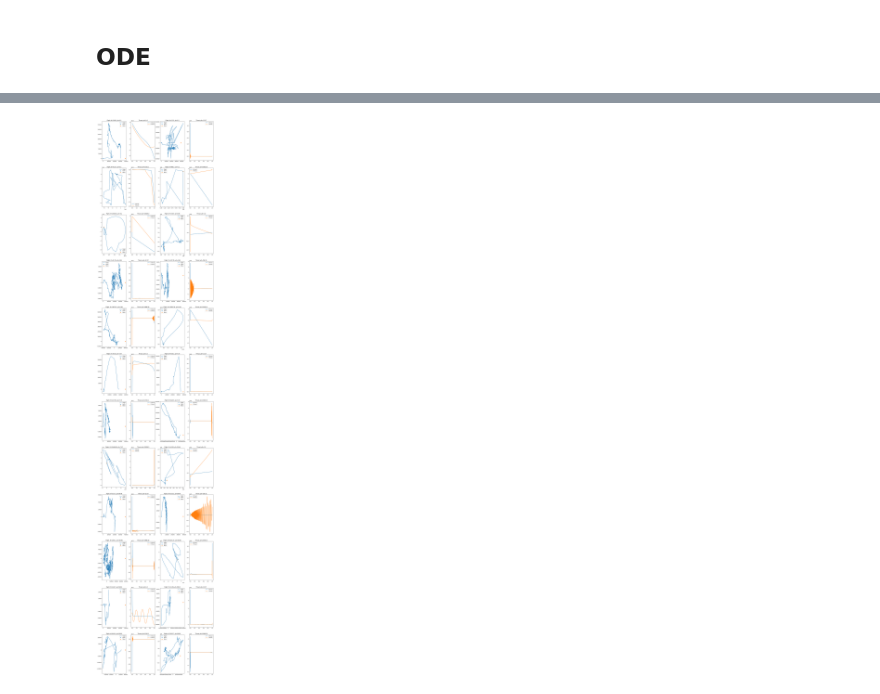
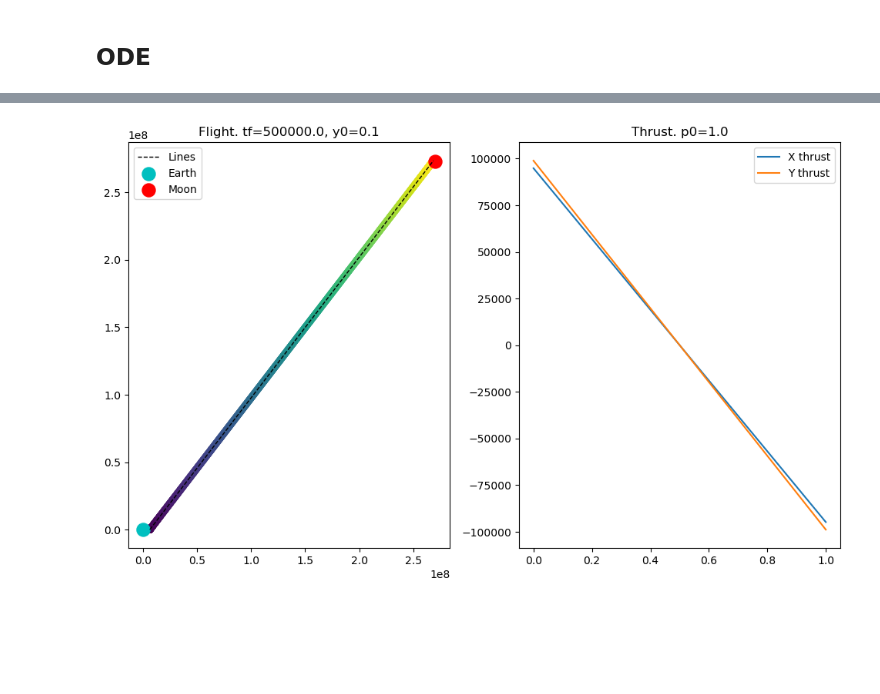
Before and after one commit to binDebug3/OrbitalTrajectory, a Jupyter notebook: dallin.ipynb, the cells around one changed output, grey strips where cells are left out. Drawn from its saved outputs; the diff is of its cells as text; code cells hidden in the pictures; blank space fills up the shorter version.

```diff
--- a/dallin.ipynb
+++ b/dallin.ipynb
@@ -107,7 +112,7 @@ u = np.array([ux0, uy0])
 
 
 # final endpoints. idk bro
-hf = 1e1                # final distance between rocket and moon
+hf = 1e2                # final distance between rocket and moon
 vf = 1e1                # orbital speed of the moon but idk what that is
 # xrxf = moon_position(tf) * np.cos(phi_tf) + hf * np.cos(phi_tf + 90)
 # xryf = moon_position(tf) * np.sin(phi_tf) + hf * np.sin(phi_tf + 90)
@@ -121,19 +126,6 @@ vf = 1e1                # orbital speed of the moon but idk what that is
 # %% [markdown]
 ### Helper Helper functions
 # %%
-def moon_position(t):
-    """
-    Calculate the position vector of the Moon at a given time.
-
-    @param t: (float) Time elapsed since the start of the simulation.
-
-    @return: (ndarray) Position vector of the Moon.
-    """
-    #TODO make it so that the moon starts at an arbitrary position instead of (Lm, 0)
-    t_norm = t * (2 * np.pi) / P
-    return np.array([Lm*np.cos(t_norm), Lm*np.sin(t_norm)])
-
-
 def find_angle(pos):
     return np.arcsin(pos[1] / np.linalg.norm(pos))
 
@@ -315,7 +307,7 @@ def drag(y, theta=None, x=True):
     if height < K:
         i = 0 if x else 1
         angle = np.cos(theta) if x else np.sin(theta)
-        return 0.5 * c * A * density(height) * vel[i]**2 * angle**2
+        return 0.5 * c * A * density(height) * vel[i]**2 / Mr0 #* angle**2 / Mr0
     return 0
 
 
@@ -375,69 +393,86 @@ def gravity(x, x_dir=True, moon=np.array([Lm, 0]), rocket=Mr0):
 # set up the right hand side of the ODE, with the parameter
 n = 1000
 dim = 8
-final_time = 50
+final_time = 250000*2
 guess = 2
-cost = 1e9
+cost = 1e-16
+
+# def drag_apply
 
 def update(t,z,p):
     tf = p[0]
     pos = z[:2]
-    moon_pos = moon_position(t)
-    mass_r = rocket_mass(t)
+    mx, my = moon_position(t*tf)
+    mass_r = rocket_mass(t*tf)
     x = z[0]
     y = z[1]
     p1 = z[4]
     p2 = z[5]
     p3 = z[6]
     p4 = z[7]
+
     ux = p3 / (2*mass_r) / cost
     uy = p4 / (2*mass_r) / cost
 
-    return tf*np.vstack((z[2],
+    dm = ((mx-x)**2 + (my-y)**2)**0.5       # distance to moon
+    de = (x**2 + y**2)**0.5                 # distance to earth
+
+    return np.vstack((z[2],
                         z[3],
-                        (ux / mass_r - gravity(pos) + gravity(pos, moon=moon_pos) - drag(z)),
-                        (uy / mass_r - gravity(pos, x_dir=False) - gravity(x, x_dir=False, moon=moon_pos) - drag(z, x=False)),
+                        (ux / mass_r - gravity(pos) + gravity(pos, moon=np.array([mx, my])) - in_atmosphere(z[:2])*drag(z)),
+                        (uy / mass_r - gravity(pos, x_dir=False) - gravity(x, x_dir=False, moon=np.array([mx, my])) - in_atmosphere(z[:2])*drag(z, x=False)),
                         # p1 prime
-                        p4 * ((-3*G*Mm*(Lm-x)*y) / ((Lm-x)**2 + y**2)**4) + 3*G*Me*x*y / (x**2 + y**2)**2.5 + \
-                            p3*((3*G*Mm*(Lm-x)**2 / ((Lm-x)**2 + y**2)**4) + \
-                                (G*Mm / (2*((Lm-x)**2 + y**2)**3)) + \
-                                    (3*G*Me*x**2 / (x**2 + y**2)**2.5) - \
-                                        (G*Me / (x**2 + y**2)**1.5)),
+                        -G*(p4*3*(-Mm*(mx-x)*(my-y) / dm**5 + \
+                                Me*x*y / de**5) + \
+                            p3*((3*Mm*(mx-x)**2 / dm**5 - \
+                                Mm / dm**3 + \
+                                    3*Me*x**2 / de**5 - \
+                                        Me / de**3))),
                         # p2 prime
-                        p3 * ((-3*G*Mm*(Lm-x)*y) / ((Lm-x)**2 + y**2)**4) + 3*G*Me*x*y / (x**2 + y**2)**2.5 + \
-                            p4*((3*G*Mm*y**2 / ((Lm-x)**2 + y**2)**4) - \
-                                (G*Mm / (2*((Lm-x)**2 + y**2)**3)) + \
-                                    (3*G*Me*y**2 / (x**2 + y**2)**2.5) - \
-                                        (G*Me / (x**2 + y**2)**1.5)),
+                        -G*(p3*3*((-Mm*(mx-x)*(my-y)) / dm**5 + \
+                                Me*x*y / de**5) + \
+                            p4*((3*Mm*y**2 / dm**5) - \
+                                (Mm / dm**3) + \
+                                    (3*Me*y**2 / de**5) - \
+                                        (Me / de**3))),
                         # p3 prime
-                        p1,
+                        -p1 + c*A*in_atmosphere(z[:2])*z[2] / (mass_r),
                         # p4 prime
-                        p2
+                        -p2 + c*A*in_atmosphere(z[:2])*z[3] / (mass_r)
                         ))
 
 # set up the endpoint conditions. The final one is H(tf) = 2a( -tf-1)
 def bc(ya,yb,p):
     tf = p[0]
-    # print(len(ya), len(yb), len(p))
-    return np.array([ya[0]-Re, ya[1]-0, ya[2]-0, ya[3]-0,              # start conditions
-                     yb[0]-Lm, yb[1]-Rm-hf, yb[2]-vf, yb[3]-0,          # end conditions
-                     tf-final_time])
+    moon_pos = moon_position(tf)
+    theta = np.arctan2(moon_pos[0], moon_pos[1]) + 90
+    return np.array([ya[0]-Re,      # start x
+                     ya[1]-0,       # start y
+                     ya[2]-0,       # start x'
+                     ya[3]-we,      # start y'
+                     yb[0]-moon_pos[0] - (Rm-hf)*np.cos(theta),           # end x
+                     yb[1]-moon_pos[1] - (Rm-hf)*np.sin(theta), # end y
+                     yb[2]-vf*np.cos(theta),      # end x'
+                     yb[3]-vf*np.sin(theta),      # end y'
+                     (tf-final_time)])
 
 # construct the solution using solve_bvp. We use an initial guess
 # of tf=1 as that is the value we are forcing the solution to be close to.
 count = 0
 r1 = 5
 r2 = 5
-plt.figure(figsize=(20, 100))
+plt.figure(figsize=(20, 70))
 for i, y_guess in enumerate(np.geomspace(0.1, 500, num=r1)):
     for j, p_guess in enumerate(np.geomspace(1, 25000, num=r2)):
         # y_guess = 0.84
         # p_guess = 250000
         t = np.linspace(0,1,n)
-        y = np.ones((dim, t.size)) * y_guess
+        y = np.ones((dim, t.size))
+        # set ends to boundary conditions
+
         # p0 = np.array([2])
         p0 = np.array([p_guess])
-        res = solve_bvp(update, bc, t, y, p=p0)
+        res = solve_bvp(update, bc, t, y, p=p0, max_nodes=50000, verbose=2)
 
         # plot the results and print out the optimal final time t_f
         t_plot = np.linspace(0, 1, n)
@@ -452,9 +487,11 @@ for i, y_guess in enumerate(np.geomspace(0.1, 500, num=r1)):
         plt.subplot((r2*r1)//2, 4, 1+count)
         # plt.plot(t_plot, x_plot)
         # plt.plot(t_plot, y_plot)
-        plt.plot(x_plot, y_plot, label="Flight")
-        plt.scatter(0,0, label="Earth")
-        plt.scatter(Lm, 0, label="Moon")
+        # plt.plot(x_plot, y_plot, label="Flight")
+        plt.scatter(x_plot, y_plot, c=x_plot, cmap='viridis')
+        plt.plot(x_plot, y_plot, c='k', linestyle='--', linewidth=1, label='Lines')
+        plt.scatter(0,0, label="Earth", s=150, c="c")
+        plt.scatter(moon_position(final_time)[0], moon_position(final_time)[1], label="Moon", s=150, c="r")
         plt.legend()
         plt.title(f"Flight. tf={round(res.p[0], 2)}, y0={round(y_guess, 2)}")
         # plt.xlim(0, Lm*1.2)
@@ -466,7 +503,11 @@ for i, y_guess in enumerate(np.geomspace(0.1, 500, num=r1)):
         plt.title(f"Thrust. p0={round(p_guess, 2)}")
         plt.legend()
         count += 2
+        if count >= ((r2 * r1) // 2) * 4:
+            break
         print(count, end=", ")
+        break
+    break
 plt.tight_layout()
 plt.show()
 # %% [output]
@@ -475 +531 @@ ValueError: num must be 1 <= num <= 48, not 49
-[figure, old version]
+[figure, new version]
```
Also changed, not shown: parts of 5 cells of this notebook, 1 other file.
